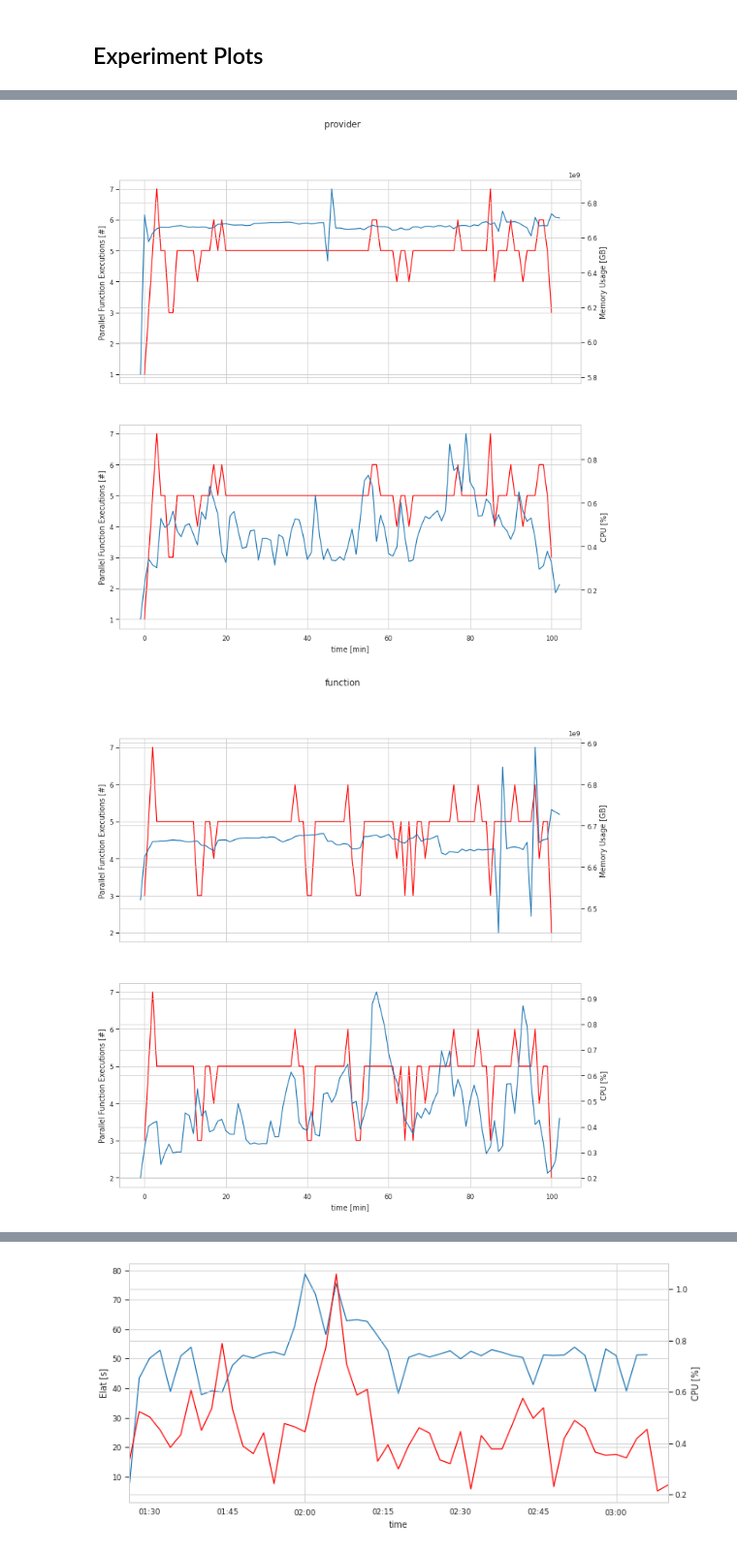
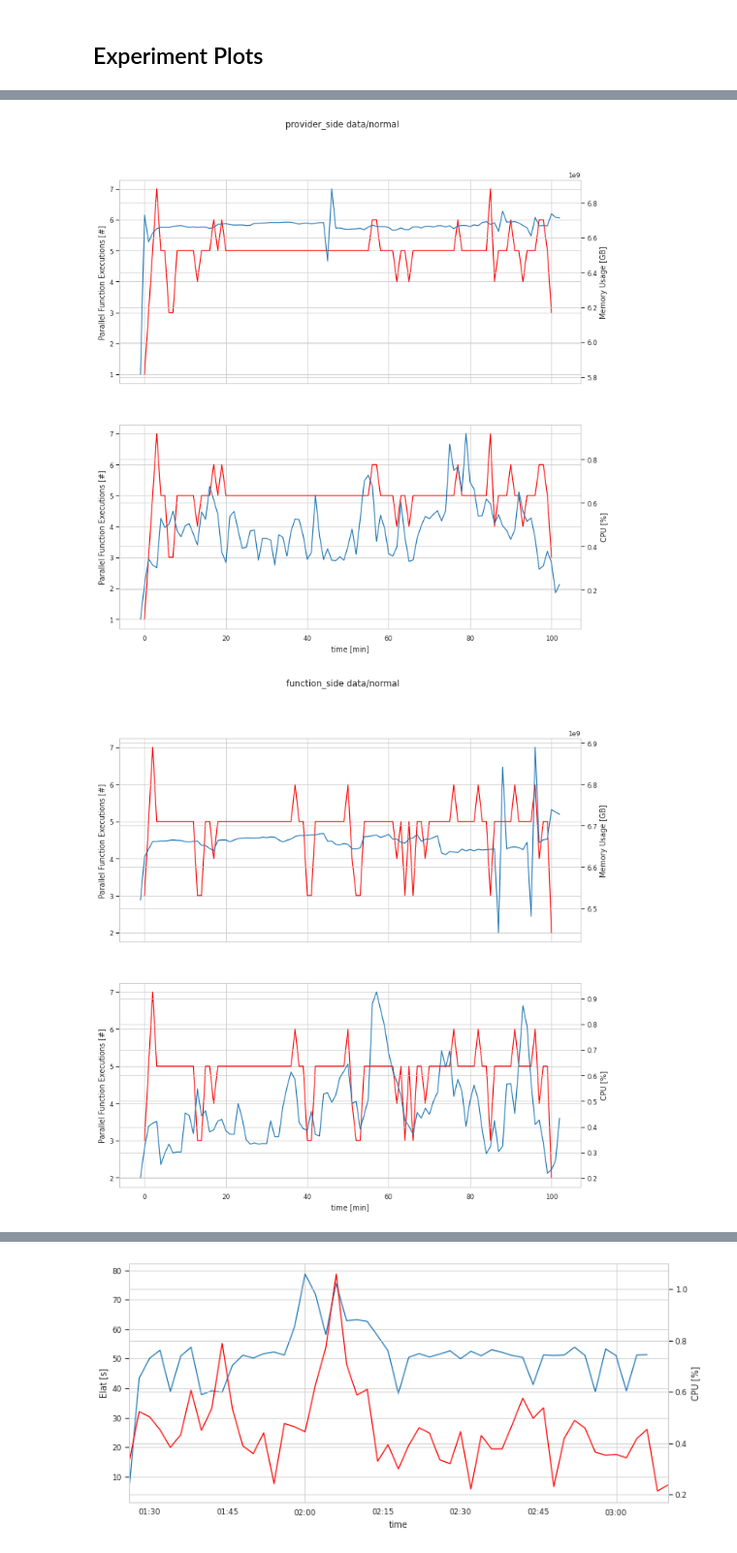
Before and after one commit to tawalaya/tracing_data, a Jupyter notebook: Plots.ipynb, the cells around one changed output, grey strips where cells are left out. Shown at 97% size. Cells and saved outputs as stored; diff of their text form; code cells hidden in the pictures.

```diff
--- a/Plots.ipynb
+++ b/Plots.ipynb
@@ -61,41 +69,46 @@ activations.groupby(["experiment"])["ELat"].describe()
 # %%
-for exp in experimentes:
-    X = activations[activations["experiment"] == exp]
-    experimentLengthInMinutes = round((X["end"].max()-X["start"].min()).total_seconds()/60)
-    experimentStartTime = X["start"].min()
-    executions = np.zeros(experimentLengthInMinutes+1)
-    for i,a in X.iterrows():
-        start = round((a["start"]-experimentStartTime).total_seconds()/60)
-        end = round((a["end"]-experimentStartTime).total_seconds()/60)
-        for i in range(start,end):
-            executions[i] +=1
-        executions[end] +=1
+for env  in activations["enviroment"].unique():
+    for exp in experimentes:
+        X = activations[activations["enviroment"] == env]
+        X = X[X["experiment"] == exp]
+        if len(X) <= 0:
+            continue
+        experimentLengthInMinutes = round((X["end"].max()-X["start"].min()).total_seconds()/60)
+        experimentStartTime = X["start"].min()
+        executions = np.zeros(experimentLengthInMinutes+1)
+        for i,a in X.iterrows():
+            start = round((a["start"]-experimentStartTime).total_seconds()/60)
+            end = round((a["end"]-experimentStartTime).total_seconds()/60)
+            for i in range(start,end):
+                executions[i] +=1
+            executions[end] +=1
 
-    Y = perfromance[perfromance["experiment"] == exp]
-    #timeshift to corrent for provider side time?
-    Y.index = Y.index.shift(-2,freq="h")
-    Y[Y.index < X["end"].max()]
-    Y["EStart"] = (Y.index-experimentStartTime).total_seconds()//60
-    mem = Y.groupby(["EStart"])["node_memory_Active"].mean()
-    cpu = Y.groupby(["EStart"])["node_load1"].mean()
-    fig = plt.figure(figsize=(11,11))
-    plt.suptitle(exp)
-    gs = fig.add_gridspec(ncols=1, nrows=2,hspace=0.20)
-    ax = fig.add_subplot(gs[0])
-    sns.lineplot(range(0,len(executions)),executions,ax=ax,color="r")
-    ax.set_ylabel("Parallel Function Executions [#]")
-    ax.set_xlabel("time [min]")
+        Y = perfromance[perfromance["experiment"] == exp]
+        Y = Y[Y["enviroment"] == env]
+        #timeshift to corrent for provider side time?
+        Y.index = Y.index.shift(-2,freq="h")
+        Y[Y.index < X["end"].max()]
+        Y["EStart"] = (Y.index-experimentStartTime).total_seconds()//60
+        mem = Y.groupby(["EStart"])["node_memory_Active"].mean()
+        cpu = Y.groupby(["EStart"])["node_load1"].mean()
+        fig = plt.figure(figsize=(11,11))
+        plt.suptitle(exp+" "+env)
+        gs = fig.add_gridspec(ncols=1, nrows=2,hspace=0.20)
+        ax = fig.add_subplot(gs[0])
+        sns.lineplot(range(0,len(executions)),executions,ax=ax,color="r")
+        ax.set_ylabel("Parallel Function Executions [#]")
+        ax.set_xlabel("time [min]")
 
-    ax = ax.twinx()
-    mem.plot(ax=ax)
-    ax.set_ylabel("Memory Usage [GB]")
+        ax = ax.twinx()
+        mem.plot(ax=ax)
+        ax.set_ylabel("Memory Usage [GB]")
 
 
-    ax = fig.add_subplot(gs[1])
-    sns.lineplot(range(0,len(executions)),executions,ax=ax,color="r")
-    ax.set_ylabel("Parallel Function Executions [#]")
-    ax.set_xlabel("time [min]")
-    ax = ax.twinx()
-    cpu.plot(ax=ax)
-    ax.set_ylabel("CPU [%]")
+        ax = fig.add_subplot(gs[1])
+        sns.lineplot(range(0,len(executions)),executions,ax=ax,color="r")
+        ax.set_ylabel("Parallel Function Executions [#]")
+        ax.set_xlabel("time [min]")
+        ax = ax.twinx()
+        cpu.plot(ax=ax)
+        ax.set_ylabel("CPU [%]")
 # %% [output]
@@ -103,2 +116,2 @@ for exp in experimentes:
-[figure, old version]
+[figure, new version]
-[figure, old version]
+[figure, new version]
```
Also changed, not shown: parts of 5 cells of this notebook, 36 other files.
